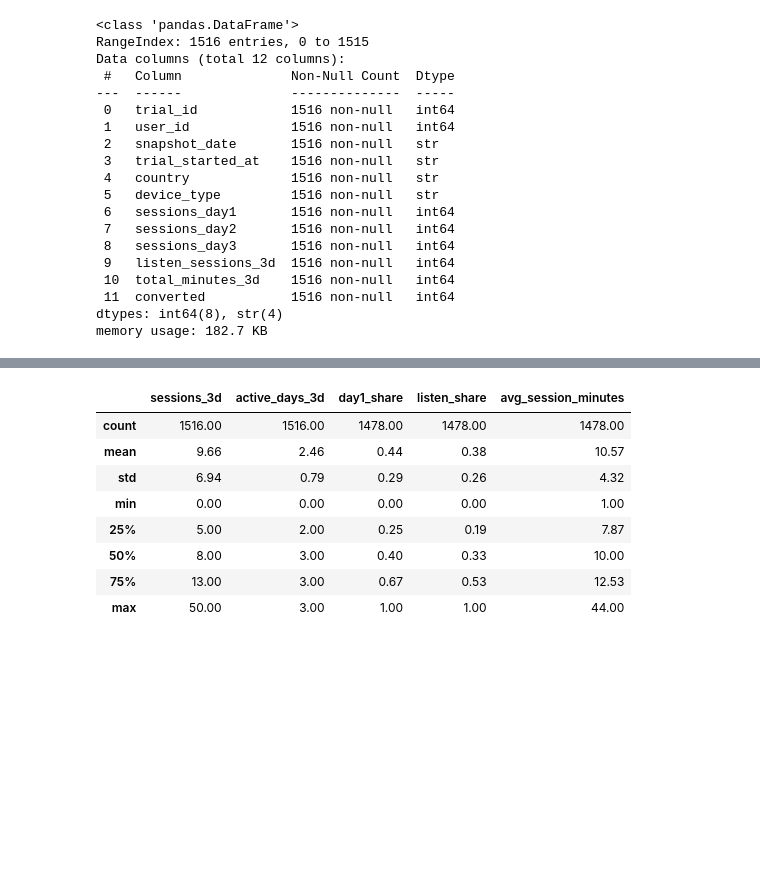
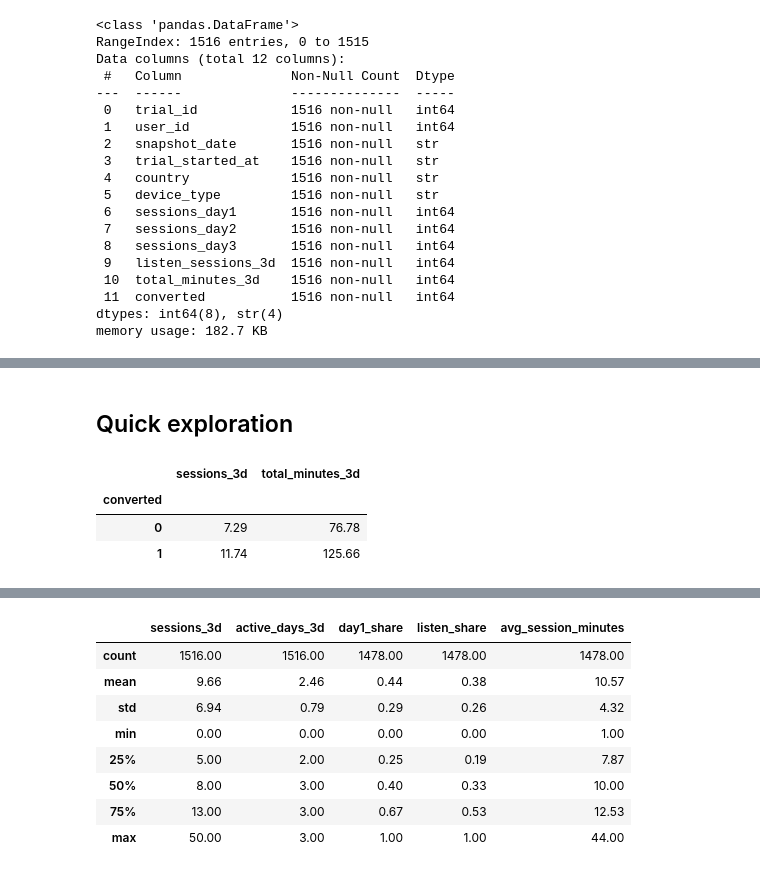
Before and after one commit to evangoh122/futureproof-ds, a Jupyter notebook: trial_conversion_model.ipynb, the cells around one changed output, grey strips where cells are left out. Cells and saved outputs as stored; diff of their text form; code cells hidden in the pictures; blank space fills up the shorter version.

Commit message:
Canonical section order, explicit cleaning step, evergreen dates

```diff
--- a/trial_conversion_model.ipynb
+++ b/trial_conversion_model.ipynb
@@ -63,0 +88,5 @@ memory usage: 182.7 KB
+# %%
+# dates load as strings; make them real dates
+df["snapshot_date"] = pd.to_datetime(df["snapshot_date"])
+df["trial_started_at"] = pd.to_datetime(df["trial_started_at"])
+df.dtypes
@@ -63,0 +107,10 @@ memory usage: 182.7 KB
+# %% [markdown]
+## Quick exploration
+# %%
+df["sessions_3d"] = df[["sessions_day1", "sessions_day2", "sessions_day3"]].sum(axis=1)
+df.groupby("converted")[["sessions_3d", "total_minutes_3d"]].mean().round(2)
+# %% [output]
+|  | sessions_3d | total_minutes_3d |
+| converted |  |  |
+| 0 | 7.29 | 76.78 |
+| 1 | 11.74 | 125.66 |
```
Also changed, not shown: parts of 16 cells of this notebook, 1 other file.
